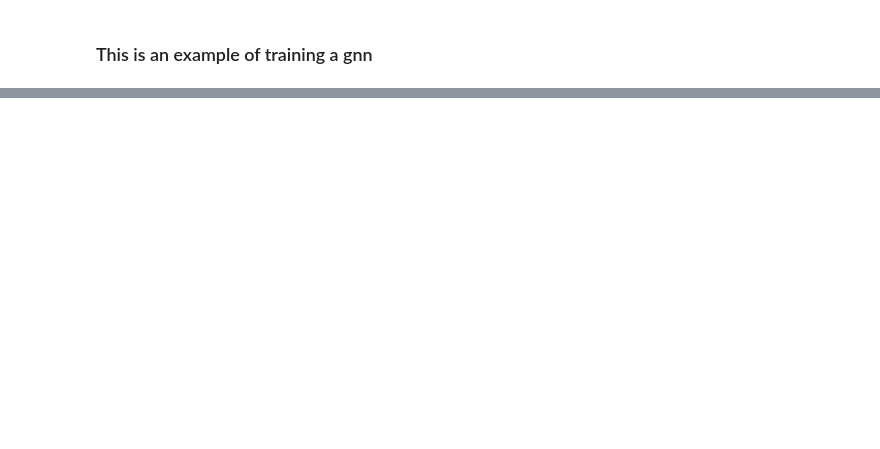
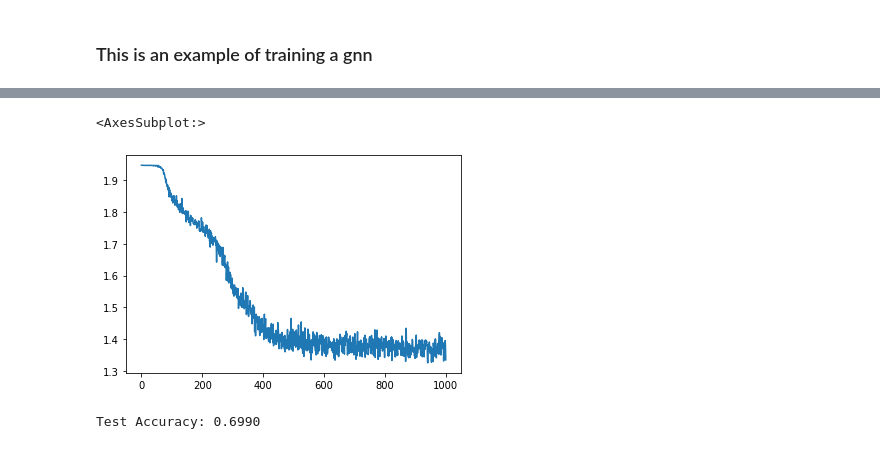
Before and after one commit to epocolis/ryerson-ml-final-project-fall-2021, a Jupyter notebook: notebooks/01-trained-model.ipynb, the cells around one changed output, grey strips where cells are left out. Drawn from its saved outputs; the diff is of its cells as text; code cells hidden in the pictures; blank space fills up the shorter version.

```diff
--- a/notebooks/01-trained-model.ipynb
+++ b/notebooks/01-trained-model.ipynb
@@ -45,0 +3,5 @@ OSError: dlopen(/Users/leotisbuchanan/miniconda3/envs/gnn-project/lib/python3.6/
+# %%
+from torch_geometric.datasets import Planetoid
+from torch_geometric.transforms import NormalizeFeatures
+
+dataset = Planetoid(root='data/Planetoid', name='Cora', transform=NormalizeFeatures())
@@ -45,0 +19,17 @@ OSError: dlopen(/Users/leotisbuchanan/miniconda3/envs/gnn-project/lib/python3.6/
+# %%
+# Get some basic info about the dataset
+print(f'Number of graphs: {len(dataset)}')
+print(f'Number of features: {dataset.num_features}')
+print(f'Number of classes: {dataset.num_classes}')
+print(50*'=')
+
+# There is only one graph in the dataset, use it as new data object
+data = dataset[0]
+
+# Gather some statistics about the graph.
+print(data)
+print(f'Number of nodes: {data.num_nodes}')
+print(f'Number of edges: {data.num_edges}')
+print(f'Number of training nodes: {data.train_mask.sum()}')
+print(f'Training node label rate: {int(data.train_mask.sum()) / data.num_nodes:.2f}')
+print(f'Is undirected: {data.is_undirected()}')
@@ -45,0 +159,7 @@ OSError: dlopen(/Users/leotisbuchanan/miniconda3/envs/gnn-project/lib/python3.6/
+# %%
+losses = []
+for epoch in range(0, 1001):
+    loss = train()
+    losses.append(loss)
+    if epoch % 100 == 0:
+      print(f'Epoch: {epoch:03d}, Loss: {loss:.4f}')
@@ -45,0 +201,14 @@ OSError: dlopen(/Users/leotisbuchanan/miniconda3/envs/gnn-project/lib/python3.6/
+# %%
+import seaborn as sns
+losses_float = [float(loss.cpu().detach().numpy()) for loss in losses]
+loss_indices = [i for i,l in enumerate(losses_float)]
+plt = sns.lineplot(loss_indices, losses_float)
+plt
+# %% [output]
+<AxesSubplot:>
+[figure, added]
+# %%
+test_acc = test()
+print(f'Test Accuracy: {test_acc:.4f}')
+# %% [output]
+Test Accuracy: 0.6990
```
Also changed, not shown: parts of 17 cells of this notebook, 8 other files.
